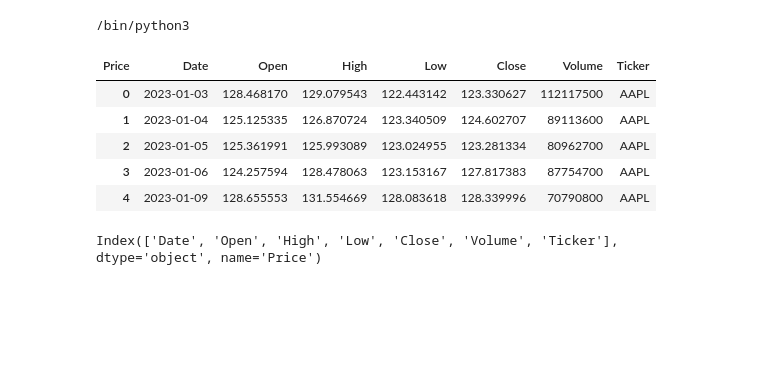
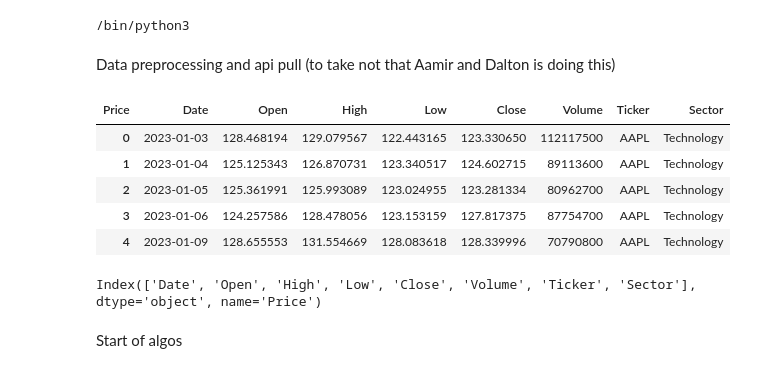
Before and after one commit to MuhammadHasifF/INF1002-P1-08-StalkingStocks, a Jupyter notebook: scripts/Algorithms testing.ipynb, the cells around one changed output. Cells and saved outputs as stored; diff of their text form; code cells hidden in the pictures; blank space fills up the shorter version.

Commit message:
redid the algos, -removed adj close and added sector grouping, also made some vizualisation to better understand if the functions are correct and what to expand on

```diff
--- a/scripts/Algorithms testing.ipynb
+++ b/scripts/Algorithms testing.ipynb
@@ -18,35 +19,44 @@ import plotly.express as px
+# %% [markdown]
+Data preprocessing and api pull (to take not that Aamir and Dalton is doing this)
 # %%
+# Example tickers (one per sector)
+tickers = ['AAPL', 'JPM', 'PFE', 'PG', 'XOM']
+sectors = {
+    'AAPL': 'Technology',
+    'JPM': 'Finance',
+    'PFE': 'Healthcare',
+    'PG': 'Consumer Goods',
+    'XOM': 'Energy'
+}
+
+# Function to fetch and flatten stock data
 def fetch_stock_data(tickers, start_date='2023-01-01', end_date='2025-01-01'):
     df = yf.download(tickers, start=start_date, end=end_date, group_by='ticker', progress=False)
-
-    # Flatten multi-level columns
     flat_data = []
     for ticker in tickers:
-        temp = df[ticker].copy()          # get data for each ticker
-        temp = temp.reset_index()         # bring Date back as column
-        temp['Ticker'] = ticker           # add ticker column
+        temp = df[ticker].reset_index()
+        temp['Ticker'] = ticker
+        temp['Sector'] = sectors[ticker]  # Add sector info
         flat_data.append(temp)
-
     combined_df = pd.concat(flat_data, ignore_index=True)
     return combined_df
 
-# Example tickers
-tickers = ['AAPL','JPM','PFE','PG','XOM']
-
-# Fetch and flatten
+# Fetch data
 df = fetch_stock_data(tickers)
 df.head()
 # %% [output]
-| Price | Date | Open | High | Low | Close | Volume | Ticker |
-| 0 | 2023-01-03 | 128.468170 | 129.079543 | 122.443142 | 123.330627 | 112117500 | AAPL |
-| 1 | 2023-01-04 | 125.125335 | 126.870724 | 123.340509 | 124.602707 | 89113600 | AAPL |
-| 2 | 2023-01-05 | 125.361991 | 125.993089 | 123.024955 | 123.281334 | 80962700 | AAPL |
-| 3 | 2023-01-06 | 124.257594 | 128.478063 | 123.153167 | 127.817383 | 87754700 | AAPL |
-| 4 | 2023-01-09 | 128.655553 | 131.554669 | 128.083618 | 128.339996 | 70790800 | AAPL |
+| Price | Date | Open | High | Low | Close | Volume | Ticker | Sector |
+| 0 | 2023-01-03 | 128.468194 | 129.079567 | 122.443165 | 123.330650 | 112117500 | AAPL | Technology |
+| 1 | 2023-01-04 | 125.125343 | 126.870731 | 123.340517 | 124.602715 | 89113600 | AAPL | Technology |
+| 2 | 2023-01-05 | 125.361991 | 125.993089 | 123.024955 | 123.281334 | 80962700 | AAPL | Technology |
+| 3 | 2023-01-06 | 124.257586 | 128.478056 | 123.153159 | 127.817375 | 87754700 | AAPL | Technology |
+| 4 | 2023-01-09 | 128.655553 | 131.554669 | 128.083618 | 128.339996 | 70790800 | AAPL | Technology |
 # %%
 print(df.columns)
 # %% [output]
-Index(['Date', 'Open', 'High', 'Low', 'Close', 'Volume', 'Ticker'], dtype='object', name='Price')
+Index(['Date', 'Open', 'High', 'Low', 'Close', 'Volume', 'Ticker', 'Sector'], dtype='object', name='Price')
+# %% [markdown]
+Start of algos
 # %%
 def calculate_sma(df, window=5):
     df_list = []
```
Also changed, not shown: parts of 11 cells of this notebook.
